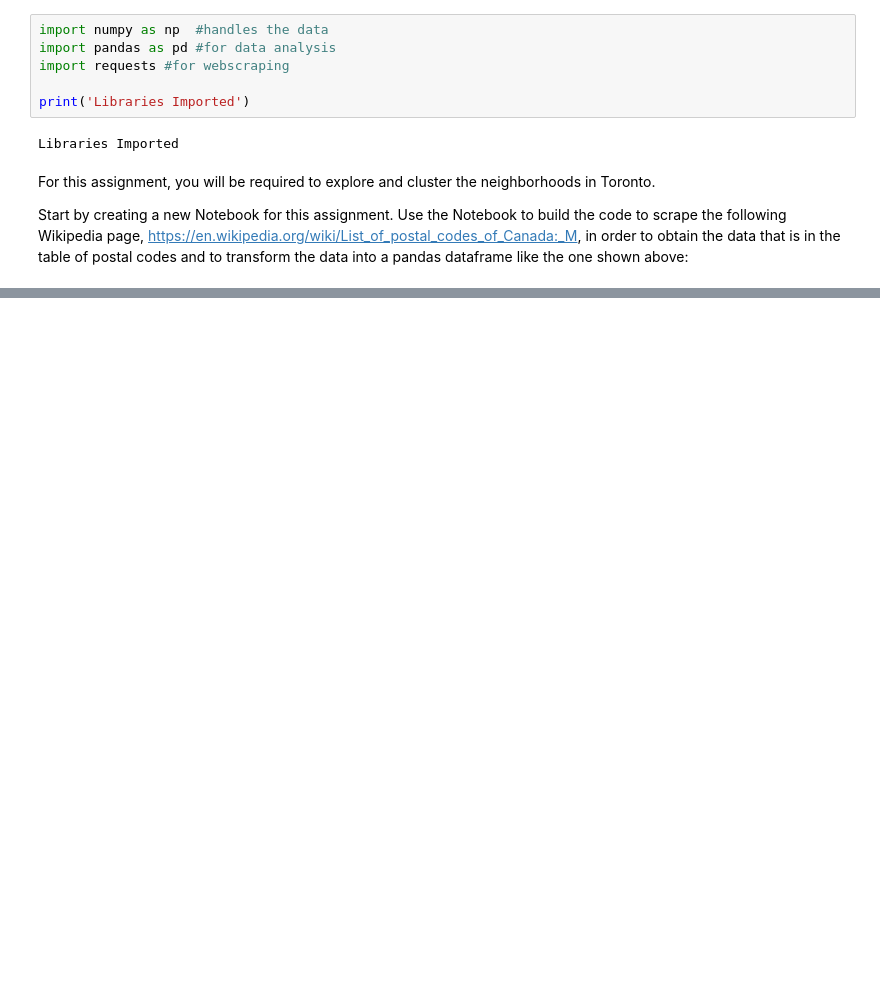
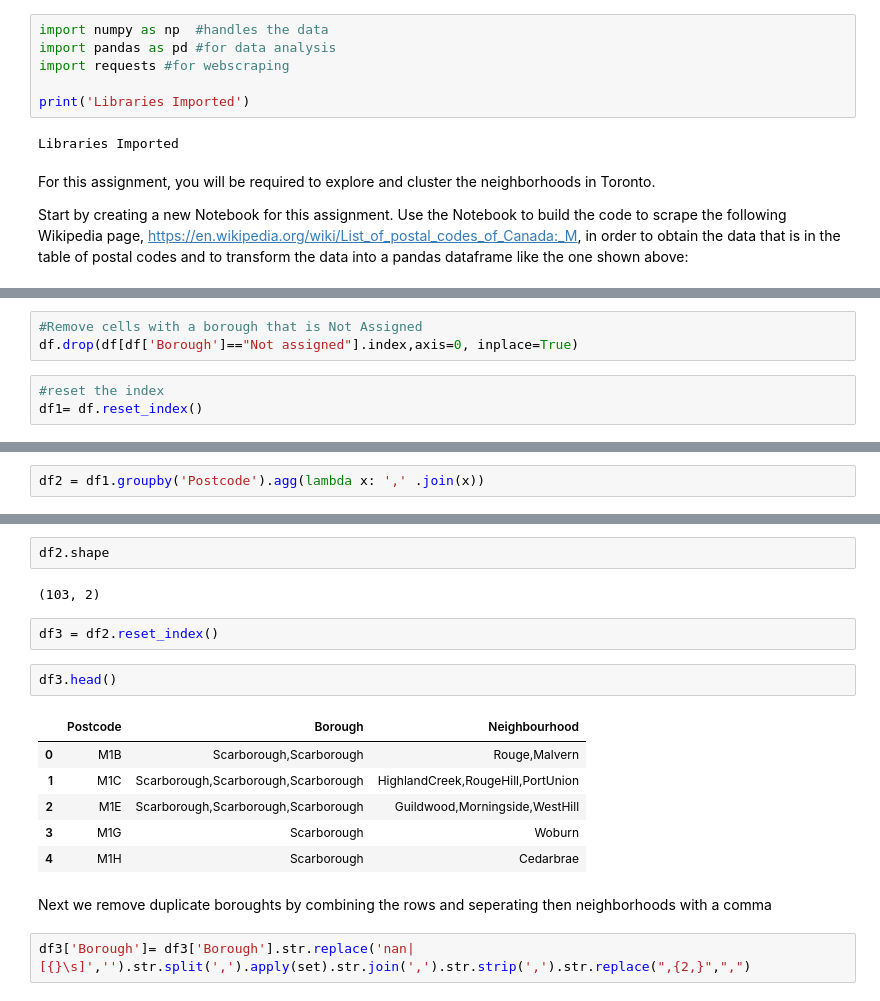
Before and after one commit to JPLAVALLEY/Coursera_Capstone, a Jupyter notebook: Segmenting and Clustering Week 3.ipynb, the cells around one changed output, grey strips where cells are left out. Drawn from its saved outputs; the diff is of its cells as text; blank space fills up the shorter version.

```diff
--- a/Segmenting and Clustering Week 3.ipynb
+++ b/Segmenting and Clustering Week 3.ipynb
@@ -38,0 +76,6 @@ In the last cell of your notebook, use the .shape method to print the number of
+# %%
+#Remove cells with a borough that is Not Assigned
+df.drop(df[df['Borough']=="Not assigned"].index,axis=0, inplace=True)
+# %%
+#reset the index
+df1= df.reset_index()
@@ -38,0 +100,2 @@ In the last cell of your notebook, use the .shape method to print the number of
+# %%
+df2 = df1.groupby('Postcode').agg(lambda x: ',' .join(x))
@@ -38,0 +112,19 @@ In the last cell of your notebook, use the .shape method to print the number of
+# %%
+df2.shape
+# %% [output]
+(103, 2)
+# %%
+df3 = df2.reset_index()
+# %%
+df3.head()
+# %% [output]
+|  | Postcode | Borough | Neighbourhood |
+| 0 | M1B | Scarborough,Scarborough | Rouge,Malvern |
+| 1 | M1C | Scarborough,Scarborough,Scarborough | HighlandCreek,RougeHill,PortUnion |
+| 2 | M1E | Scarborough,Scarborough,Scarborough | Guildwood,Morningside,WestHill |
+| 3 | M1G | Scarborough | Woburn |
+| 4 | M1H | Scarborough | Cedarbrae |
+# %% [markdown]
+Next we remove duplicate boroughts by combining the rows and seperating then neighborhoods with a comma
+# %%
+df3['Borough']= df3['Borough'].str.replace('nan|[{}\s]','').str.split(',').apply(set).str.join(',').str.strip(',').str.replace(",{2,}",",")
```
Also changed, not shown: parts of 15 cells of this notebook.
